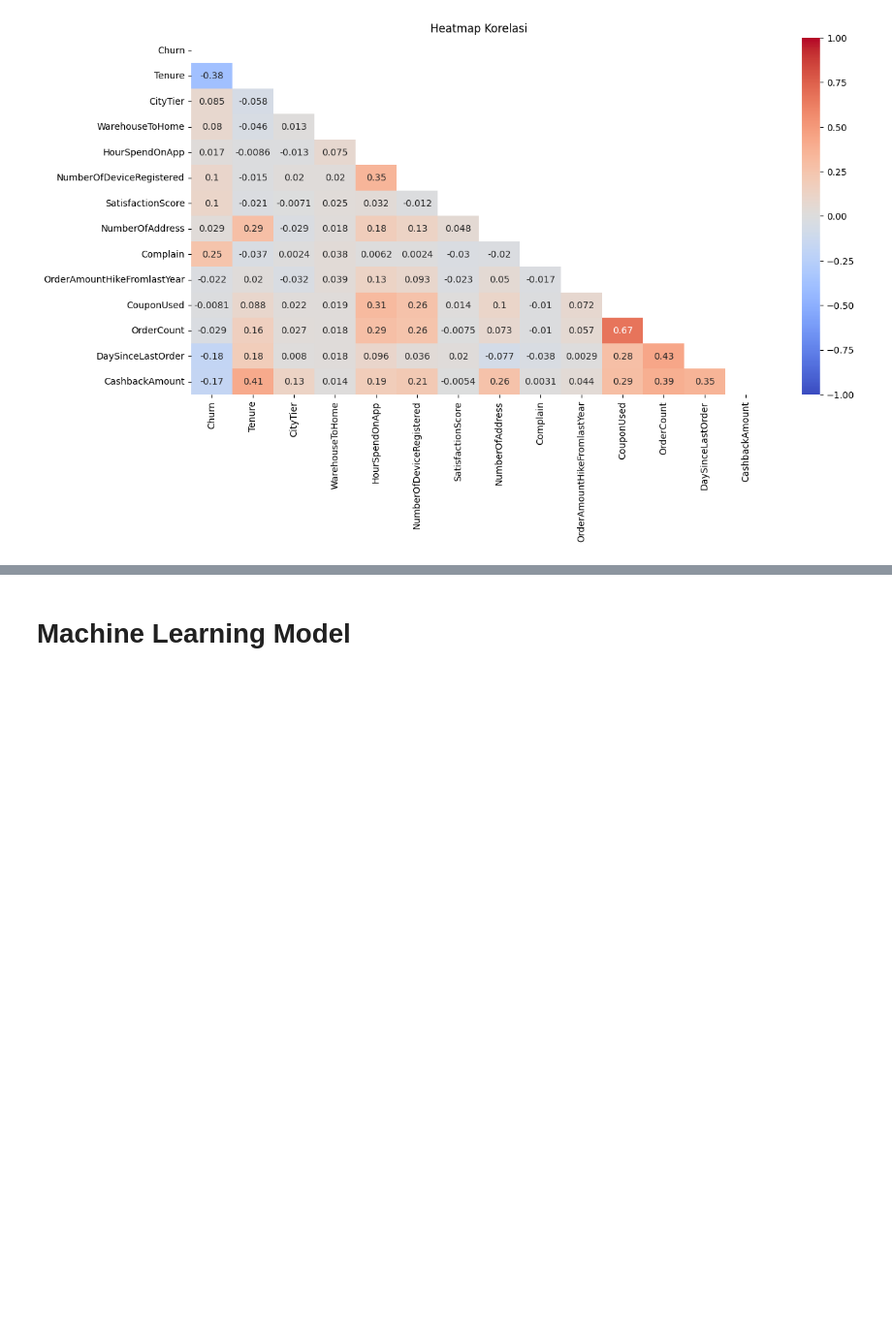
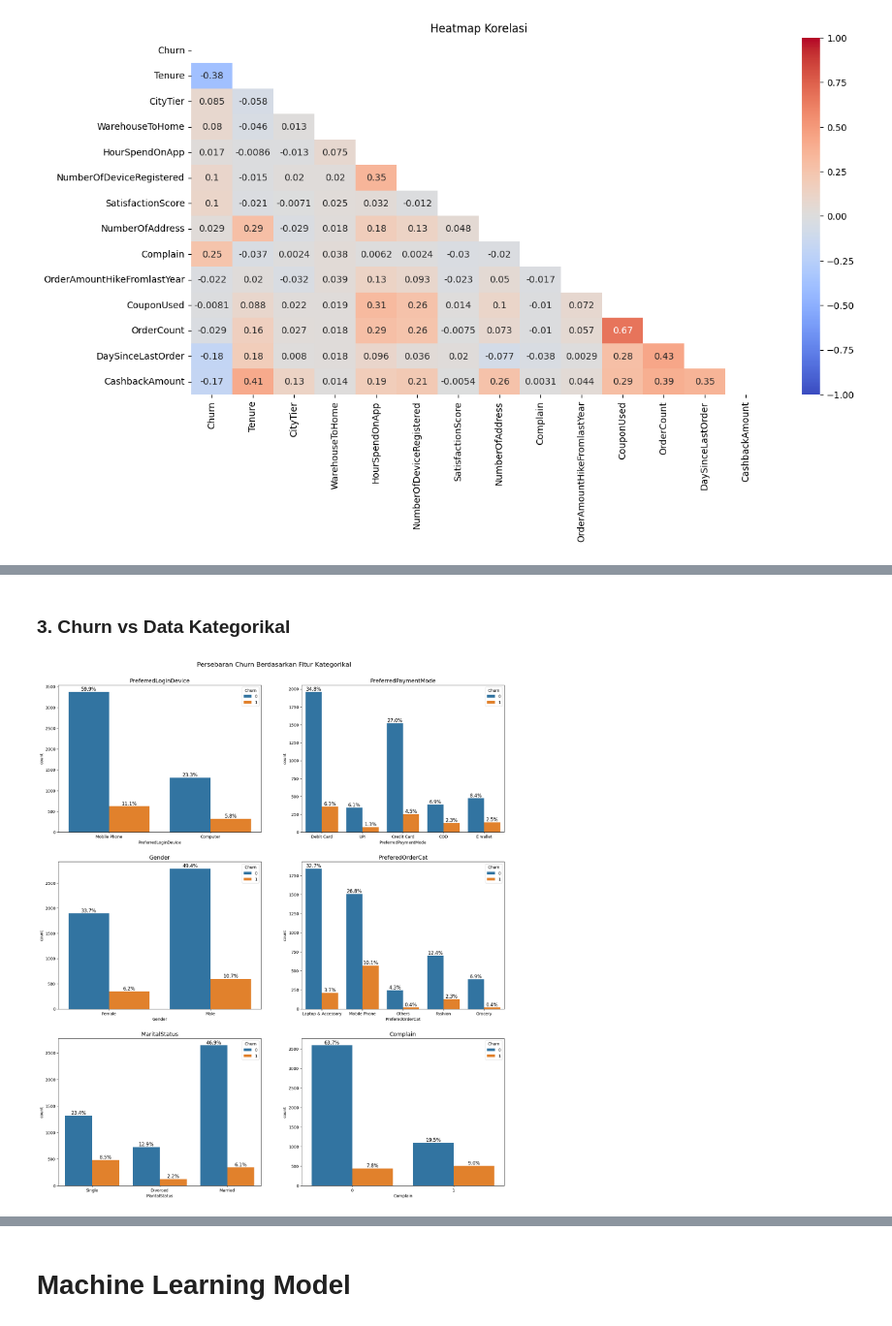
Before and after one commit to tasiamdln/E_Commerce_Churn_Analysis_ML, a Jupyter notebook: E_Commerce_Churn_Classification_and_Data_Analysis.ipynb, the cells around one changed output, grey strips where cells are left out. Shown at 97% size. Drawn from its saved outputs; the diff is of its cells as text; code cells hidden in the pictures; blank space fills up the shorter version.

```diff
--- a/E_Commerce_Churn_Classification_and_Data_Analysis.ipynb
+++ b/E_Commerce_Churn_Classification_and_Data_Analysis.ipynb
@@ -375,0 +377,28 @@ Tidak ada korelasi yang kuat **(nilai korelasi > 0.6)** di antara semua variabel
+# %% [markdown]
+### **3. Churn vs Data Kategorikal**
+# %%
+cat_feature = ['PreferredLoginDevice', 'PreferredPaymentMode', 'Gender', 'PreferedOrderCat', 'MaritalStatus', 'Complain']
+
+plt.figure(figsize=(20, 20))
+subplot = 1
+
+for cat in cat_feature:
+    plt.subplot(3, 2, subplot)
+    ax = sns.countplot(data=df, x=cat, hue='Churn')
+
+    # Add percentage annotations
+    total_count = len(df[cat])
+    for p in ax.patches:
+        percentage = '{:.1f}%'.format(100 * p.get_height() / total_count)
+        x_position = p.get_x() + p.get_width() / 2
+        y_position = p.get_height()
+        ax.annotate(percentage, (x_position, y_position), ha='center', va='bottom', fontsize=12)
+
+    plt.title(cat, fontsize=14)
+    subplot += 1
+
+plt.suptitle('Persebaran Churn Berdasarkan Fitur Kategorikal', y=1.02, fontsize=16)
+plt.subplots_adjust(top=0.98)
+plt.show()
+# %% [output]
+[figure, added]
```
Also changed, not shown: parts of 9 cells of this notebook.
